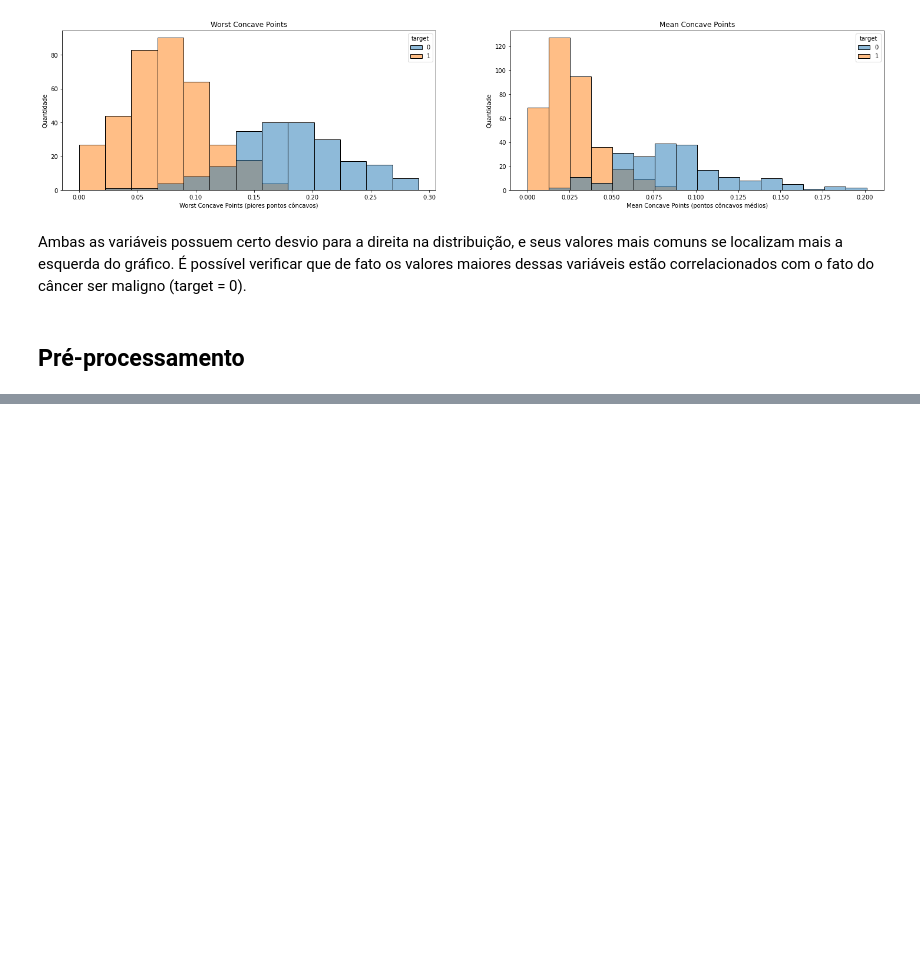
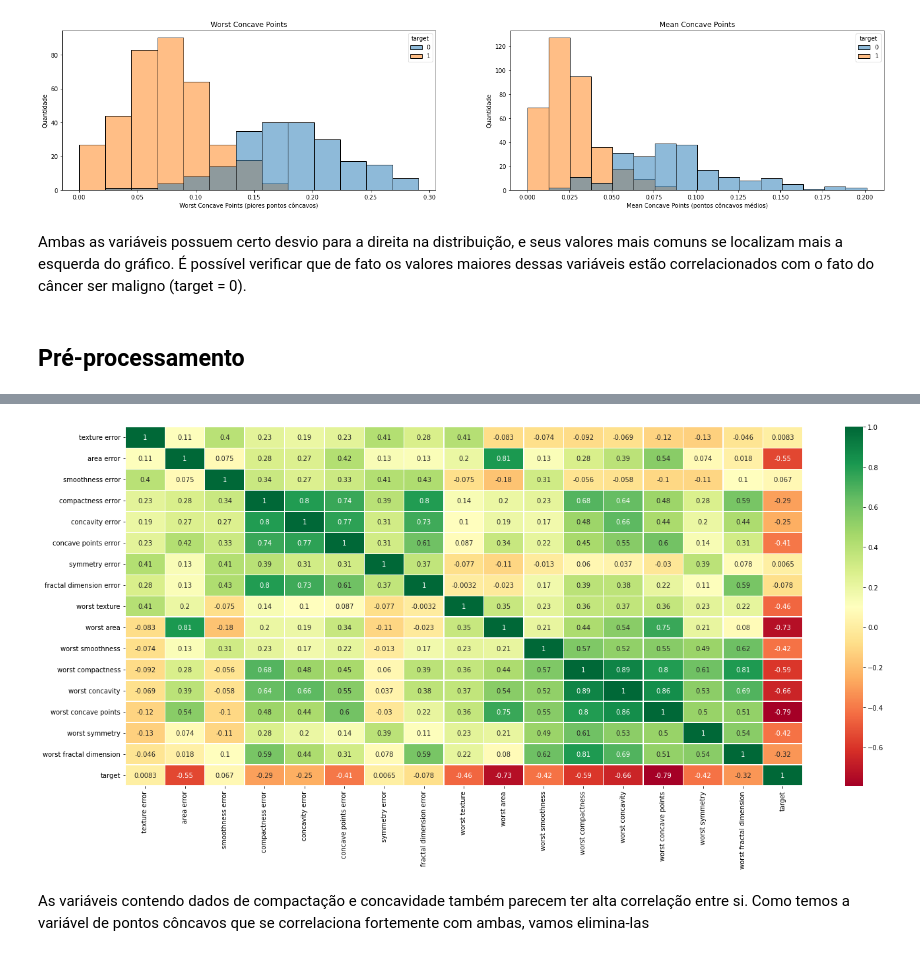
Before and after one commit to ailafelixa/ML-Model-Breast-Cancer-Predition-WisconsinDataset, a Jupyter notebook: breast_cancer_model.ipynb, the cells around one changed output, grey strips where cells are left out. Cells and saved outputs as stored; diff of their text form; code cells hidden in the pictures; blank space fills up the shorter version.

```diff
--- a/breast_cancer_model.ipynb
+++ b/breast_cancer_model.ipynb
@@ -145,0 +161,8 @@ Ambas as variáveis possuem certo desvio para a direita na distribuição, e seu
+# %%
+plt.figure(figsize=(23, 10))
+color_palette = 'RdYlGn'
+hm_pp = sns.heatmap(data_df.corr(),annot=True, linewidth=.5, cmap=color_palette)
+# %% [output]
+[figure, added]
+# %% [markdown]
+As variáveis contendo dados de compactação e concavidade também parecem ter alta correlação entre si. Como temos a variável de pontos côncavos que se correlaciona fortemente com ambas, vamos elimina-las
```
Also changed, not shown: parts of 14 cells of this notebook.
